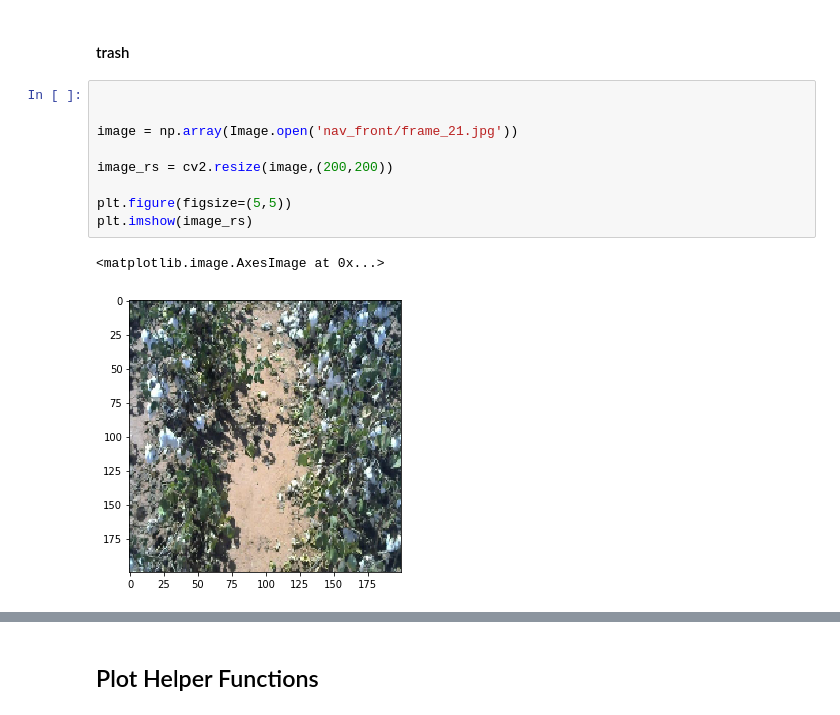
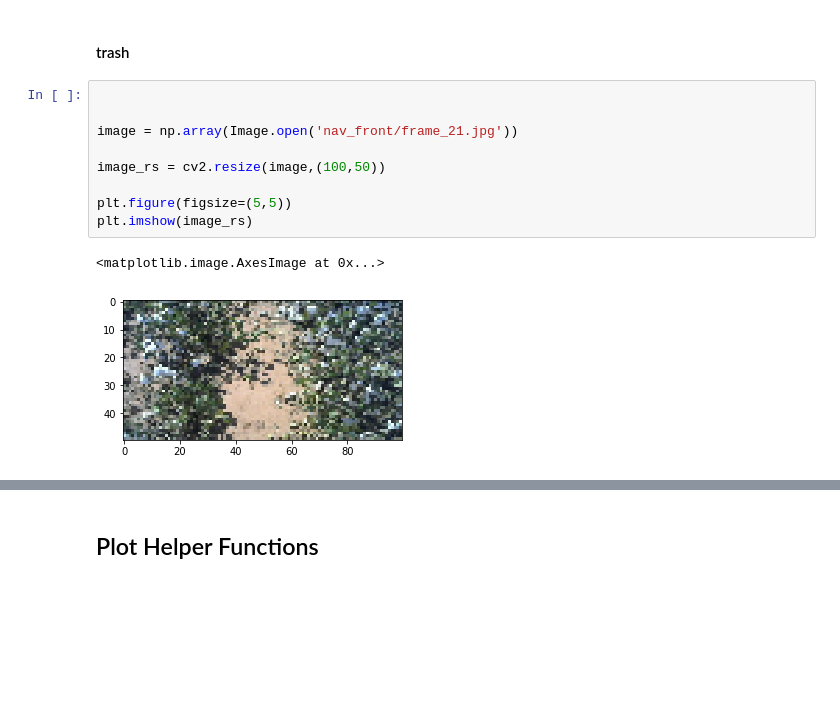
Before and after one commit to FelipeVein/visual_guidance, a Jupyter notebook: particle_filter_real_images.ipynb, the cells around one changed output, grey strips where cells are left out. Drawn from its saved outputs; the diff is of its cells as text; blank space fills up the shorter version.

```diff
--- a/particle_filter_real_images.ipynb
+++ b/particle_filter_real_images.ipynb
@@ -206,15 +229,15 @@ def exg_th(img, th = [0., 0.5]):
 # %%
 
 
 image = np.array(Image.open('nav_front/frame_21.jpg'))
 
-image_rs = cv2.resize(image,(200,200))
+image_rs = cv2.resize(image,(100,50))
 
 plt.figure(figsize=(5,5))
 plt.imshow(image_rs)
 # %% [output]
 <matplotlib.image.AxesImage at 0x...>
-[figure, old version]
+[figure, new version]
 # %%
 mask_show = exg_th(image_rs) # [0.05, 0.1]
 
```
Also changed, not shown: parts of 21 cells of this notebook, 5 other files.
